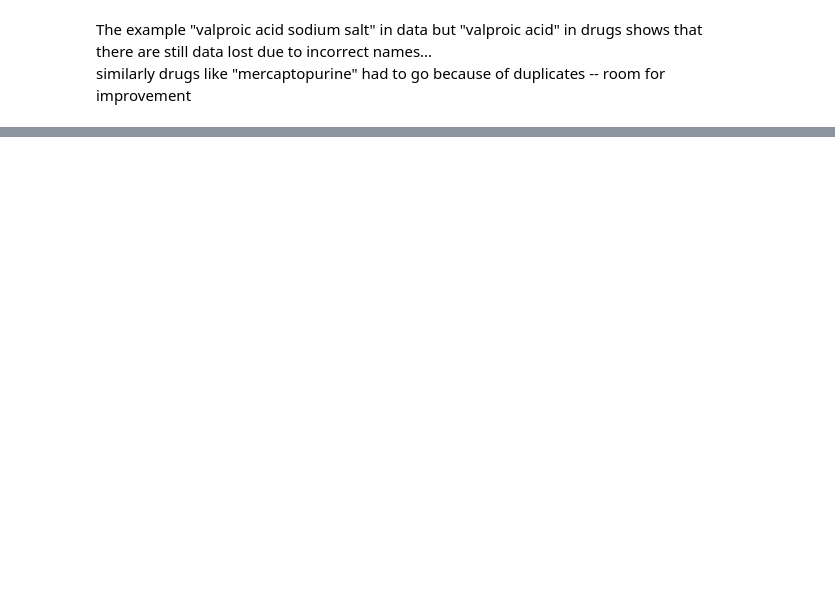
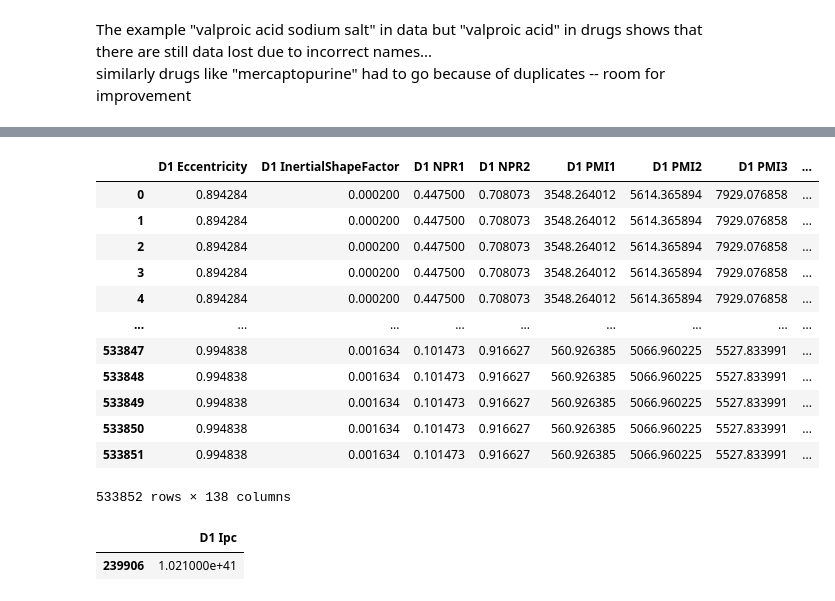
Before and after one commit to stefanhuber1510/marbleProject, a Jupyter notebook: featureSelection/featureSelection2.ipynb, the cells around one changed output, grey strips where cells are left out. Cells and saved outputs as stored; diff of their text form; code cells hidden in the pictures; blank space fills up the shorter version.

```diff
--- a/featureSelection/featureSelection2.ipynb
+++ b/featureSelection/featureSelection2.ipynb
@@ -4,10 +4,13 @@ Finishing Feature Selection Here
 import pandas as pd
 import _pickle as pickle
 
-with open('doubledData.pkl', 'rb') as inp:
-    data = pickle.load(inp)
+with open('./pickles/doubledData.pkl', 'rb') as inp:
+    dataDouble = pickle.load(inp)
 
-with open('joinFrame.pkl', 'rb') as inp:
+#with open('singleData.pkl', 'rb') as inp:
+#    dataSingle = pickle.load(inp)
+
+with open('./pickles/joinFrame.pkl', 'rb') as inp:
     drugs = pickle.load(inp)
 # %% [markdown]
 The example "valproic acid sodium salt" in data but "valproic acid" in drugs shows that there are still data lost due to incorrect names...<br>
@@ -40,0 +63,20 @@ Data has 533854 records and 144 columns
+# %%
+Y = data.iloc[:,6]
+X = data.iloc[:,8:]
+X.reset_index(inplace=True)
+X.drop(["D2 cIds","index"],axis=1, inplace=True)
+X
+# %% [output]
+|  | D1 Eccentricity | D1 InertialShapeFactor | D1 NPR1 | D1 NPR2 | D1 PMI1 | D1 PMI2 | D1 PMI3 | ... |
+| 0 | 0.894284 | 0.000200 | 0.447500 | 0.708073 | 3548.264012 | 5614.365894 | 7929.076858 | ... |
+| 1 | 0.894284 | 0.000200 | 0.447500 | 0.708073 | 3548.264012 | 5614.365894 | 7929.076858 | ... |
+| 2 | 0.894284 | 0.000200 | 0.447500 | 0.708073 | 3548.264012 | 5614.365894 | 7929.076858 | ... |
+| 3 | 0.894284 | 0.000200 | 0.447500 | 0.708073 | 3548.264012 | 5614.365894 | 7929.076858 | ... |
+| 4 | 0.894284 | 0.000200 | 0.447500 | 0.708073 | 3548.264012 | 5614.365894 | 7929.076858 | ... |
+| ... | ... | ... | ... | ... | ... | ... | ... | ... |
+| 533847 | 0.994838 | 0.001634 | 0.101473 | 0.916627 | 560.926385 | 5066.960225 | 5527.833991 | ... |
+| 533848 | 0.994838 | 0.001634 | 0.101473 | 0.916627 | 560.926385 | 5066.960225 | 5527.833991 | ... |
+| 533849 | 0.994838 | 0.001634 | 0.101473 | 0.916627 | 560.926385 | 5066.960225 | 5527.833991 | ... |
+| 533850 | 0.994838 | 0.001634 | 0.101473 | 0.916627 | 560.926385 | 5066.960225 | 5527.833991 | ... |
+| 533851 | 0.994838 | 0.001634 | 0.101473 | 0.916627 | 560.926385 | 5066.960225 | 5527.833991 | ... |
+533852 rows × 138 columns
@@ -40,0 +92,5 @@ Data has 533854 records and 144 columns
+# %%
+X_train.iloc[52435:52436,26:27]
+# %% [output]
+|  | D1 Ipc |
+| 239906 | 1.021000e+41 |
```
Also changed, not shown: parts of 15 cells of this notebook, 7 other files.
